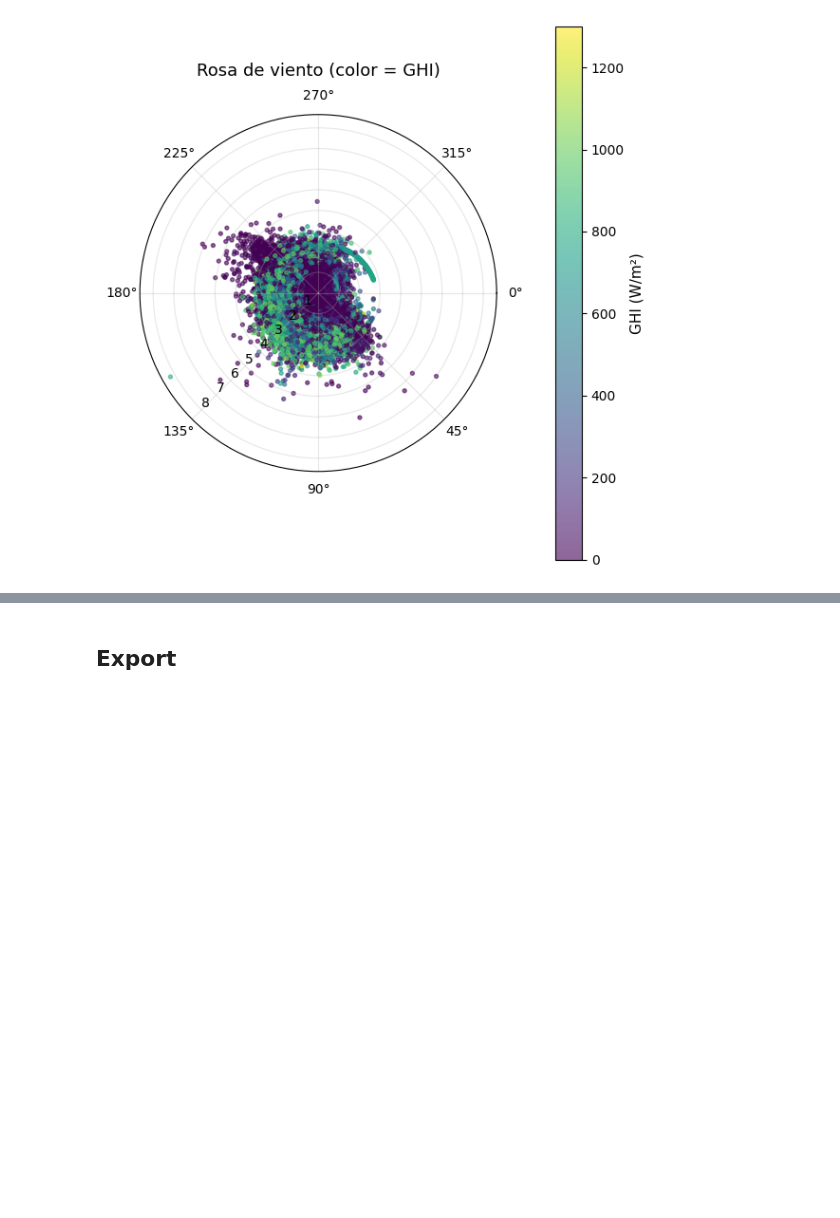
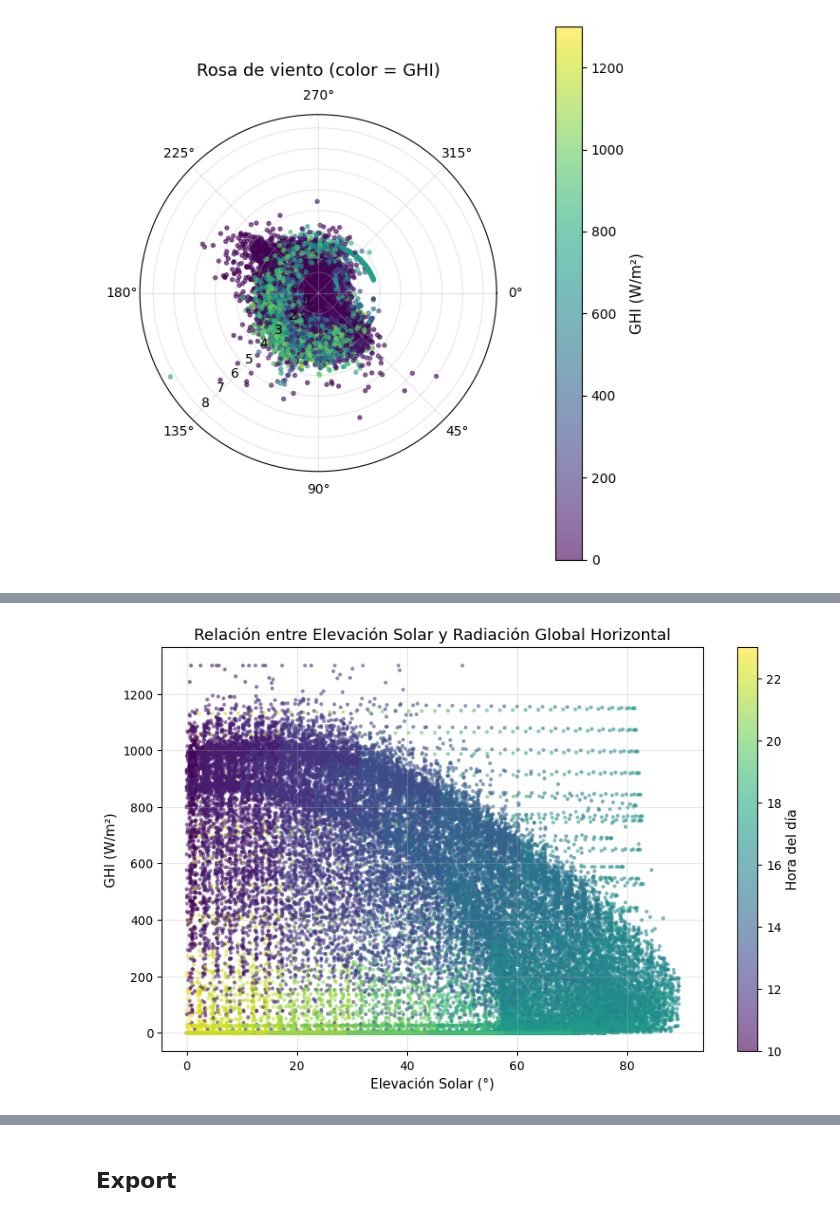
Before and after one commit to EstebanLN/solar-forecasting-colombia, a Jupyter notebook: notebooks/02_DataCleaning_FeatureEngineering.ipynb, the cells around one changed output, grey strips where cells are left out. Saved outputs shown, nothing was run; the diff lists cells and outputs as text; code cells hidden in the pictures; blank space fills up the shorter version.

```diff
--- a/notebooks/02_DataCleaning_FeatureEngineering.ipynb
+++ b/notebooks/02_DataCleaning_FeatureEngineering.ipynb
@@ -291,0 +344,17 @@ plt.show()
+# %%
+# Dispersión Elevación Solar vs GHI
+mask = (base['solar_elevation'] > 0) & (base['GHI'] > 0)
+
+fig, ax = plt.subplots(figsize=(10, 6))
+sc = ax.scatter(base['solar_elevation'][mask], base['GHI'][mask],
+                c=base.index.hour[mask], cmap='viridis',
+                alpha=0.6, s=10, edgecolors='none')
+ax.set_xlabel('Elevación Solar (°)')
+ax.set_ylabel('GHI (W/m²)')
+ax.set_title('Relación entre Elevación Solar y Radiación Global Horizontal')
+plt.colorbar(sc, label='Hora del día')
+plt.grid(True, alpha=0.3)
+#plt.savefig(FIG_DIR / "solar_elevation_vs_ghi.png", dpi=300, bbox_inches='tight')
+plt.show()
+# %% [output]
+[figure, added]
```
Also changed, not shown: parts of 18 cells of this notebook, 2 other files.
